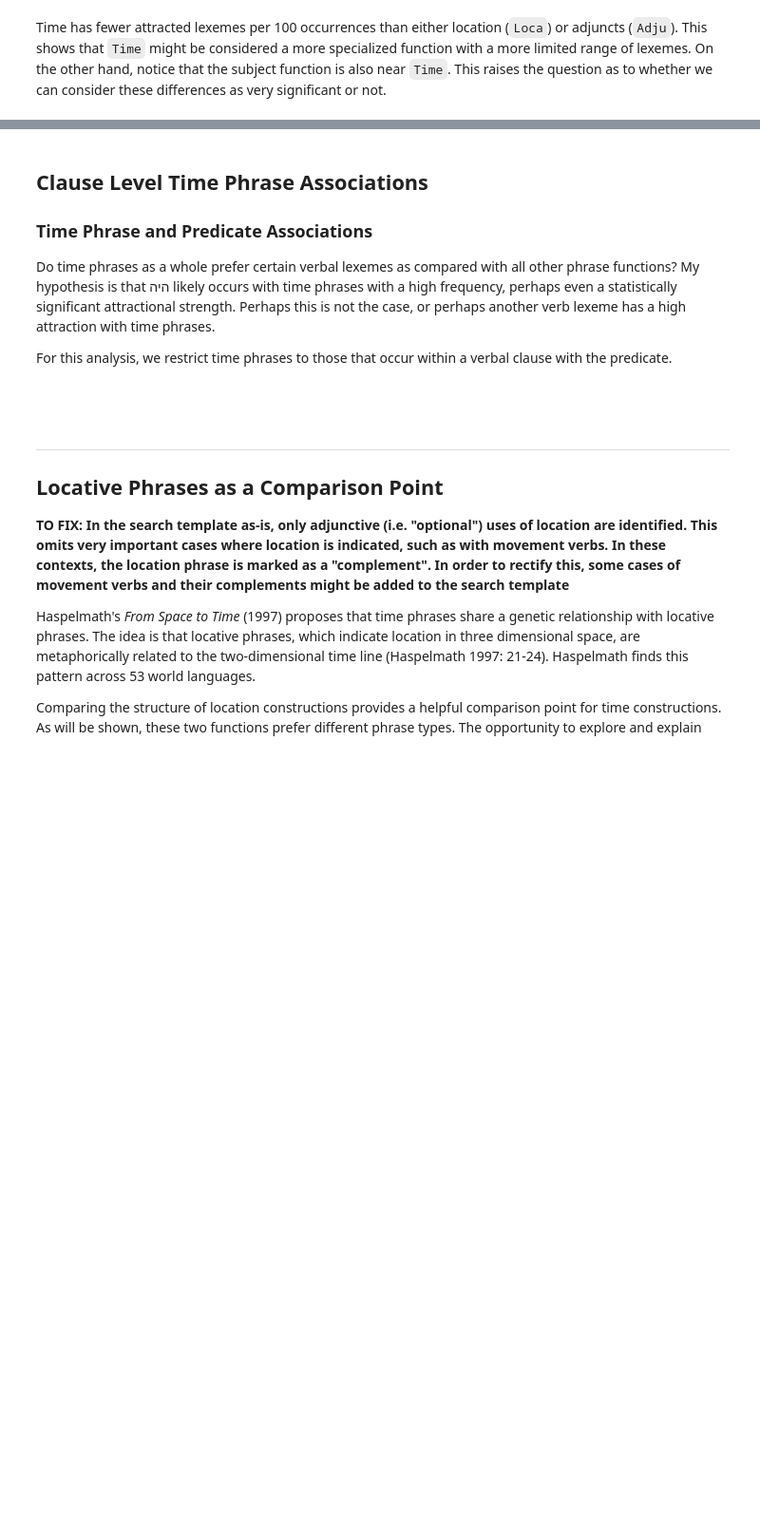
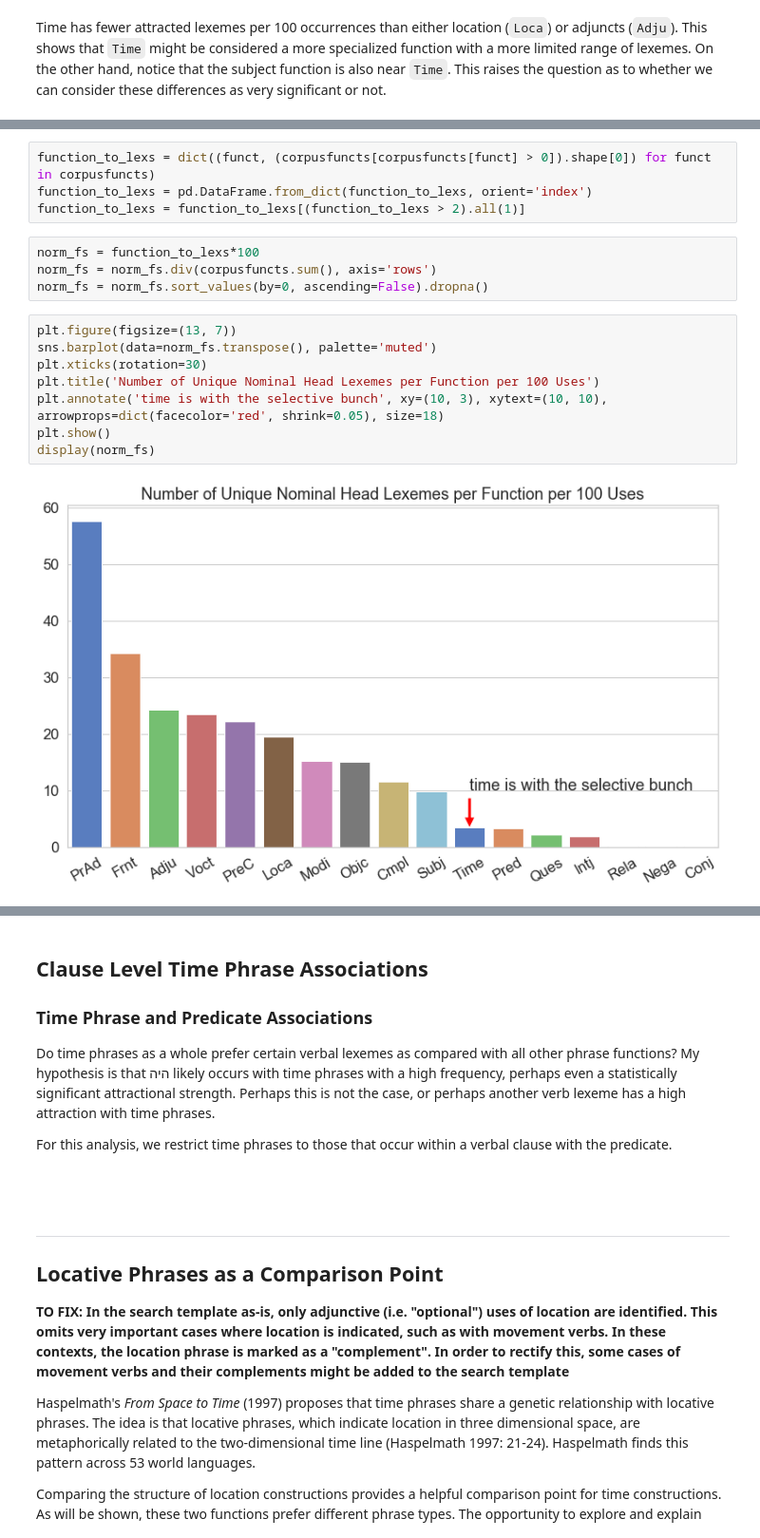
Before and after one commit to CambridgeSemiticsLab/BH_time_collocations, a Jupyter notebook: analysis/SBH_time_expressions.ipynb, the cells around one changed output, grey strips where cells are left out. Shown at 95% size. Saved outputs shown, nothing was run; the diff lists cells and outputs as text; blank space fills up the shorter version.

```diff
--- a/analysis/SBH_time_expressions.ipynb
+++ b/analysis/SBH_time_expressions.ipynb
@@ -1359,0 +1364,18 @@ Time has fewer attracted lexemes per 100 occurrences than either location (`Loca
+# %%
+function_to_lexs = dict((funct, (corpusfuncts[corpusfuncts[funct] > 0]).shape[0]) for funct in corpusfuncts)
+function_to_lexs = pd.DataFrame.from_dict(function_to_lexs, orient='index')
+function_to_lexs = function_to_lexs[(function_to_lexs > 2).all(1)]
+# %%
+norm_fs = function_to_lexs*100
+norm_fs = norm_fs.div(corpusfuncts.sum(), axis='rows')
+norm_fs = norm_fs.sort_values(by=0, ascending=False).dropna()
+# %%
+plt.figure(figsize=(13, 7))
+sns.barplot(data=norm_fs.transpose(), palette='muted')
+plt.xticks(rotation=30)
+plt.title('Number of Unique Nominal Head Lexemes per Function per 100 Uses')
+plt.annotate('time is with the selective bunch', xy=(10, 3), xytext=(10, 10), arrowprops=dict(facecolor='red', shrink=0.05), size=18)
+plt.show()
+display(norm_fs)
+# %% [output]
+[figure, added]
```
Also changed, not shown: parts of 12 cells of this notebook.
